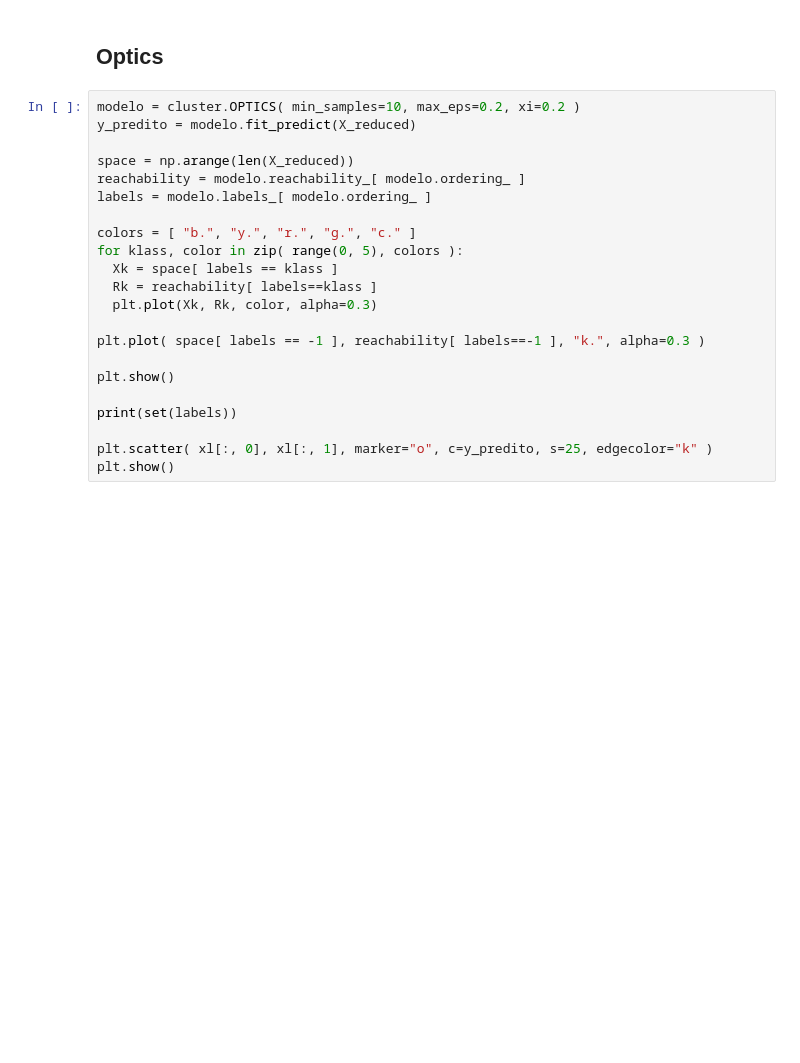
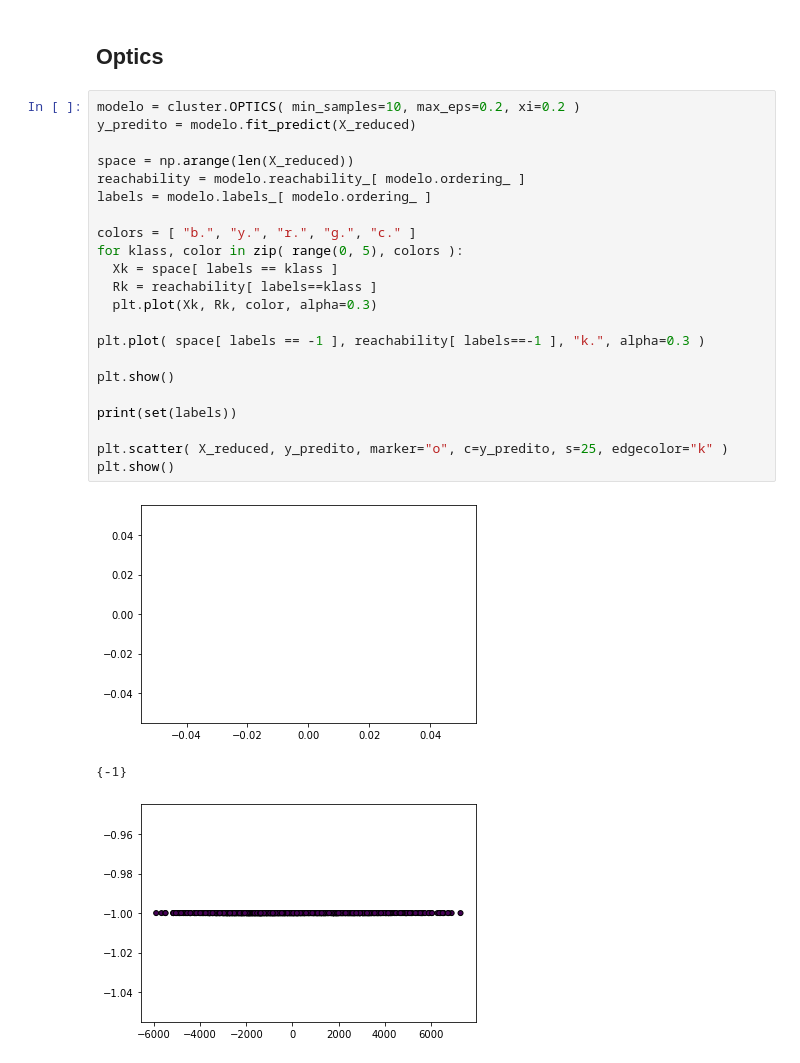
Before and after one commit to thiago9864/mineracao_dados, a Jupyter notebook: trabalho_5/trabalho_5_dupla_20.ipynb, the cells around one changed output. Cells and saved outputs as stored; diff of their text form; blank space fills up the shorter version.

```diff
--- a/trabalho_5/trabalho_5_dupla_20.ipynb
+++ b/trabalho_5/trabalho_5_dupla_20.ipynb
@@ -151,22 +151,26 @@ set(kmeans.labels_)
 # %%
 modelo = cluster.OPTICS( min_samples=10, max_eps=0.2, xi=0.2 )
 y_predito = modelo.fit_predict(X_reduced)
 
 space = np.arange(len(X_reduced))
 reachability = modelo.reachability_[ modelo.ordering_ ]
 labels = modelo.labels_[ modelo.ordering_ ]
 
 colors = [ "b.", "y.", "r.", "g.", "c." ]
 for klass, color in zip( range(0, 5), colors ):
   Xk = space[ labels == klass ]
   Rk = reachability[ labels==klass ]
   plt.plot(Xk, Rk, color, alpha=0.3)
 
 plt.plot( space[ labels == -1 ], reachability[ labels==-1 ], "k.", alpha=0.3 )
 
 plt.show()
 
 print(set(labels))
 
-plt.scatter( xl[:, 0], xl[:, 1], marker="o", c=y_predito, s=25, edgecolor="k" )
+plt.scatter( X_reduced, y_predito, marker="o", c=y_predito, s=25, edgecolor="k" )
 plt.show()
+# %% [output]
+[figure, added]
+{-1}
+[figure, added]
```
Also changed, not shown: parts of 1 cell of this notebook.
